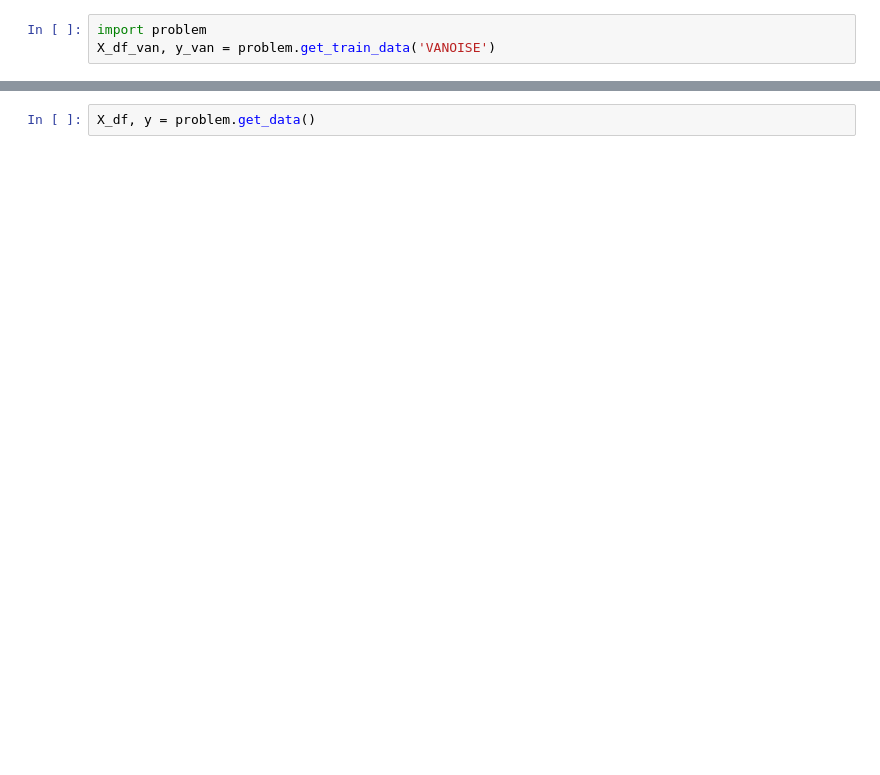
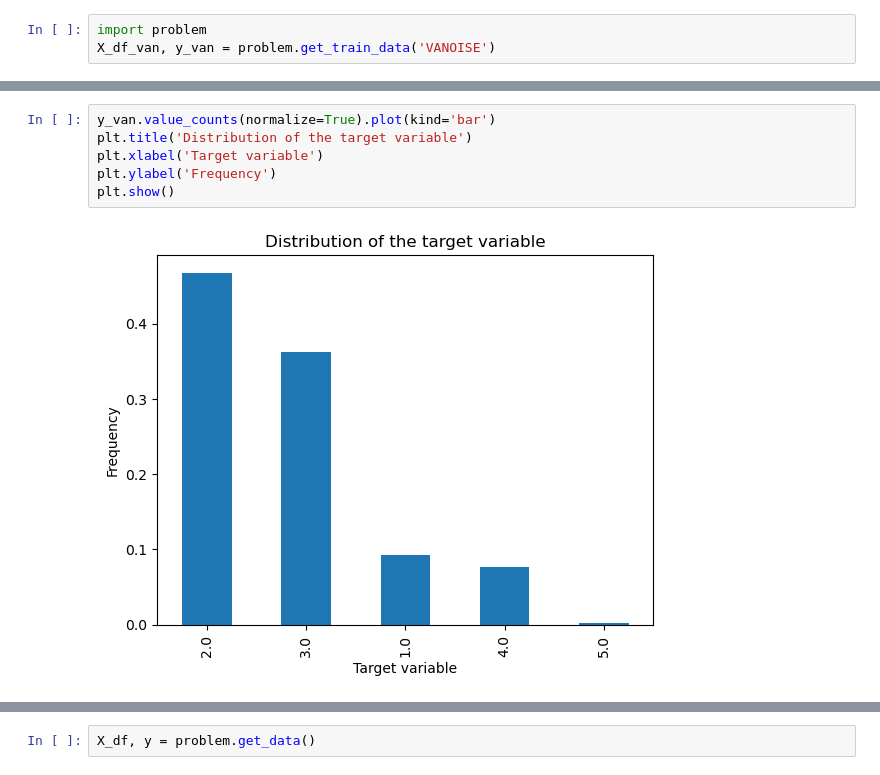
Before and after one commit to adevilde/avalanches_prediction, a Jupyter notebook: avalanche_starting_kit.ipynb, the cells around one changed output, grey strips where cells are left out. Saved outputs shown, nothing was run; the diff lists cells and outputs as text; blank space fills up the shorter version.

Commit message:
add of visualisation and update of avalanche starting kit and add of the ramp-test command at the end

```diff
--- a/avalanche_starting_kit.ipynb
+++ b/avalanche_starting_kit.ipynb
@@ -64,0 +221,8 @@ X_df_van, y_van = problem.get_train_data('VANOISE')
+# %%
+y_van.value_counts(normalize=True).plot(kind='bar')
+plt.title('Distribution of the target variable')
+plt.xlabel('Target variable')
+plt.ylabel('Frequency')
+plt.show()
+# %% [output]
+[figure, added]
```
Also changed, not shown: parts of 32 cells of this notebook, 4 other files.
